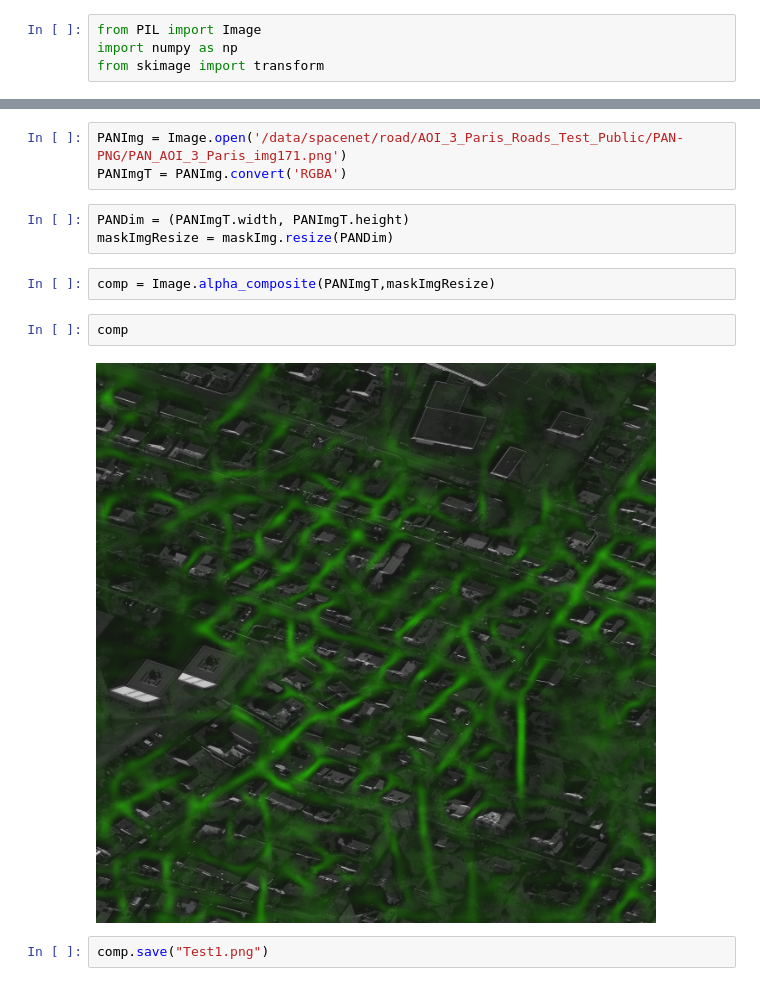
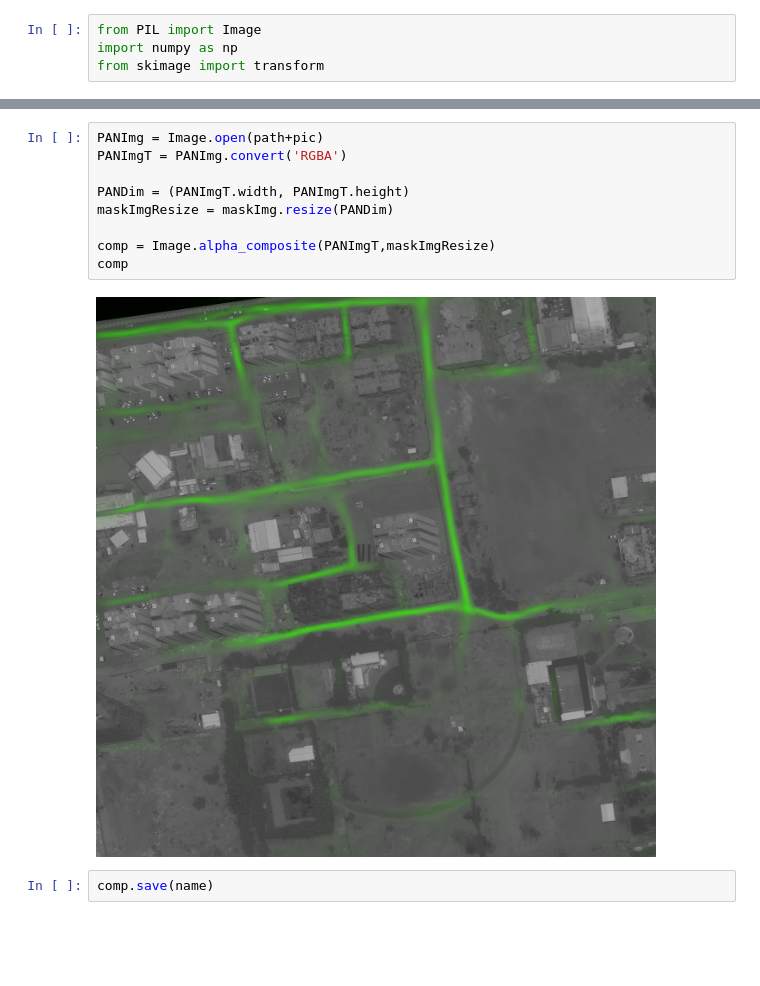
Before and after one commit to tparker35/UNET, a Jupyter notebook: trainUnet.ipynb, the cells around one changed output, grey strips where cells are left out. Cells and saved outputs as stored; diff of their text form; blank space fills up the shorter version.

```diff
--- a/trainUnet.ipynb
+++ b/trainUnet.ipynb
@@ -97,14 +113,13 @@ maskImg
-# %%
-PANImg = Image.open('/data/spacenet/road/AOI_3_Paris_Roads_Test_Public/PAN-PNG/PAN_AOI_3_Paris_img171.png')
-PANImgT = PANImg.convert('RGBA')
 # %%
+PANImg = Image.open(path+pic)
+PANImgT = PANImg.convert('RGBA')
+
 PANDim = (PANImgT.width, PANImgT.height)
 maskImgResize = maskImg.resize(PANDim)
+
+comp = Image.alpha_composite(PANImgT,maskImgResize)
+comp
+# %% [output]
+[figure, added]
-# %%
-comp = Image.alpha_composite(PANImgT,maskImgResize)
 # %%
-comp
+comp.save(name)
-# %% [output]
-[figure, removed]
-# %%
-comp.save("Test1.png")
```
Also changed, not shown: parts of 10 cells of this notebook, 1 other file.
